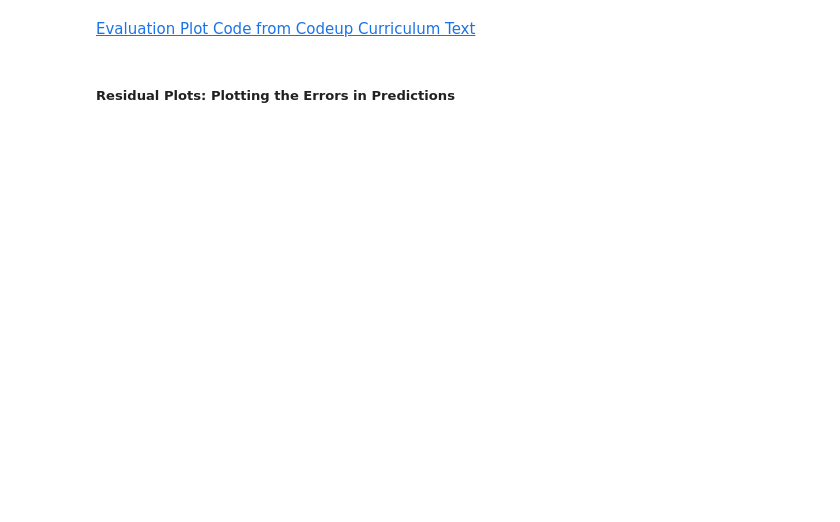
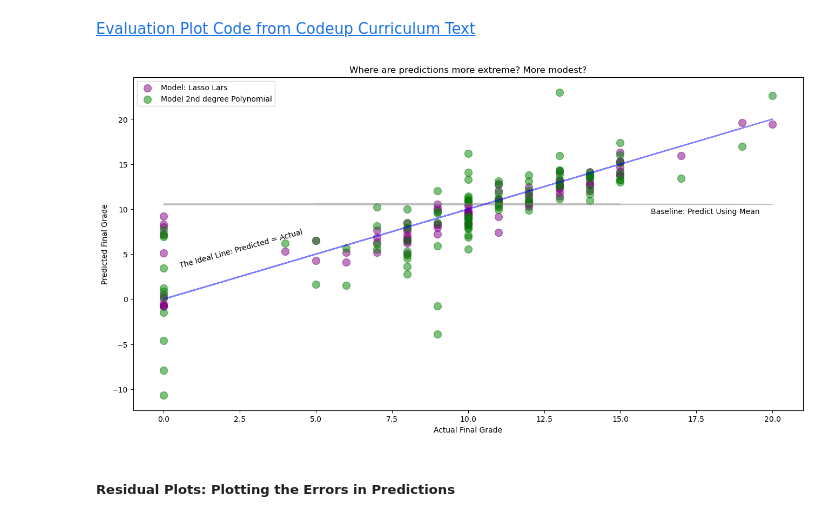
Before and after one commit to CodeupClassroom/quintela-regression-exercises, a Jupyter notebook: modeling_lesson.ipynb, the cells around one changed output. Saved outputs shown, nothing was run; the diff lists cells and outputs as text; code cells hidden in the pictures; blank space fills up the shorter version.

```diff
--- a/modeling_lesson.ipynb
+++ b/modeling_lesson.ipynb
@@ -401,26 +486,26 @@ The most flexible regression algorithm, the GLM allows for different distributio
 # %%
 # MAKE THE THING: create the model object
-
+glm = TweedieRegressor(power=1, alpha=0)
 
 #1. FIT THE THING: fit the model to training data
 # We must specify the column in y_train, since we have converted it to a dataframe from a series!
-
+glm.fit(X_train, y_train.G3)
 
 #2. USE THE THING: make a prediction
-
+y_train['G3_pred_glm'] = glm.predict(X_train)
 
 #3. Evaluate: RMSE
-
+rmse_train = mean_squared_error(y_train.G3, y_train.G3_pred_glm) ** (.5)
 
 #4. REPEAT STEPS 2-3
 
 # predict validate
-
+y_validate['G3_pred_glm'] = glm.predict(X_validate)
 
 # evaluate: RMSE
+rmse_validate = mean_squared_error(y_validate.G3, y_validate.G3_pred_glm) ** (.5)
 
-
-print(f"""RMSE for GLM using Tweedie, power=0 & alpha=0
+print(f"""RMSE for GLM using Tweedie, power=1 & alpha=0
 _____________________
 Training/In-Sample: {rmse_train},
 Validation/Out-of-Sample:  {rmse_validate}
@@ -464,35 +648,37 @@ What does a polynomial look like when graphed on a coordinate plane? Well it dep
 Interact with the following <a href="https://www.desmos.com/calculator/m44gdvrrhb"> graphing calculator</a>
 # %%
 #1. Create the polynomial features to get a new set of features
-
+pf = PolynomialFeatures(degree=2) #Quadratic aka x-squared
 
 #1. Fit and transform X_train_scaled
-
+X_train_degree2 = pf.fit_transform(X_train)
 
 #1. Transform X_validate_scaled & X_test_scaled
+X_validate_degree2 = pf.transform(X_validate)
+X_test_degree2 = pf.transform(X_test)
 # %% [markdown]
 #### **LinearRegression**
 # %%
 #2.1 MAKE THE THING: create the model object
-
+lm2 = LinearRegression()
 
 #2.2 FIT THE THING: fit the model to our training data. We must specify the column in y_train,
 # since we have converted it to a dataframe from a series!
-
+lm2.fit(X_train_degree2, y_train.G3)
 
 #3. USE THE THING: predict train
-
+y_train['G3_pred_lm2'] = lm2.predict(X_train_degree2)
 
 #4. Evaluate: rmse
+rmse_train = mean_squared_error(y_train.G3, y_train.G3_pred_lm2) ** .5
 
-
-#4. REPEAT STEPS 3-4
+#5. REPEAT STEPS 3-4
 
 # predict validate
-
+y_validate['G3_pred_lm2'] = lm2.predict(X_validate_degree2)
 
 # evaluate: rmse
-
+rmse_validate = mean_squared_error(y_validate.G3, y_validate.G3_pred_lm2) ** .5
 
 print(f"""RMSE for Polynomial Model, degrees=2
 _____________________________________________
@@ -510,30 +726,32 @@ ___
 # %%
 plt.figure(figsize=(16,8))
 #actual vs mean
 plt.plot(y_validate.G3, y_validate.G3_pred_mean, alpha=.5, color="gray", label='_nolegend_')
 plt.annotate("Baseline: Predict Using Mean", (16, 9.5))
 
 #actual vs. actual
 plt.plot(y_validate.G3, y_validate.G3, alpha=.5, color="blue", label='_nolegend_')
 plt.annotate("The Ideal Line: Predicted = Actual", (.5, 3.5), rotation=15.5)
 
 #actual vs. LinearReg model
-plt.scatter(y_validate.G3, y_validate.G3_pred_lm,
-            alpha=.5, color="red", s=100, label="Model: LinearRegression")
+#plt.scatter(y_validate.G3, y_validate.G3_pred_lm,
+#            alpha=.5, color="red", s=100, label="Model: LinearRegression")
 #actual vs. LassoLars model
 plt.scatter(y_validate.G3, y_validate.G3_pred_lars,
             alpha=.5, color="purple", s=100, label="Model: Lasso Lars")
 #actual vs. Tweedie/GenLinModel
-plt.scatter(y_validate.G3, y_validate.G3_pred_glm,
-            alpha=.5, color="yellow", s=100, label="Model: TweedieRegressor")
+#plt.scatter(y_validate.G3, y_validate.G3_pred_glm,
+#            alpha=.5, color="yellow", s=100, label="Model: TweedieRegressor")
 #actual vs. PolynomReg/Quadratic
 plt.scatter(y_validate.G3, y_validate.G3_pred_lm2,
             alpha=.5, color="green", s=100, label="Model 2nd degree Polynomial")
 plt.legend()
 plt.xlabel("Actual Final Grade")
 plt.ylabel("Predicted Final Grade")
 plt.title("Where are predictions more extreme? More modest?")
 plt.show()
+# %% [output]
+[figure, added]
 # %% [markdown]
 ##### **Residual Plots: Plotting the Errors in Predictions**
 # %%
```
Also changed, not shown: parts of 33 cells of this notebook.
